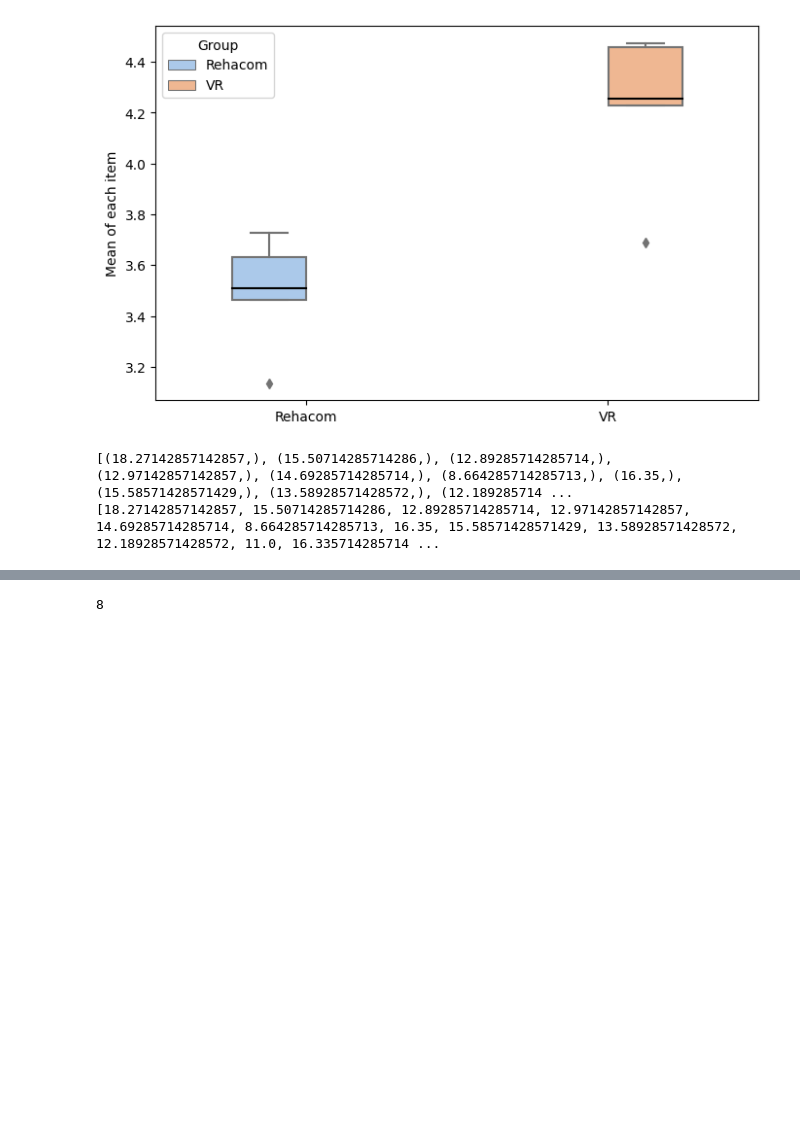
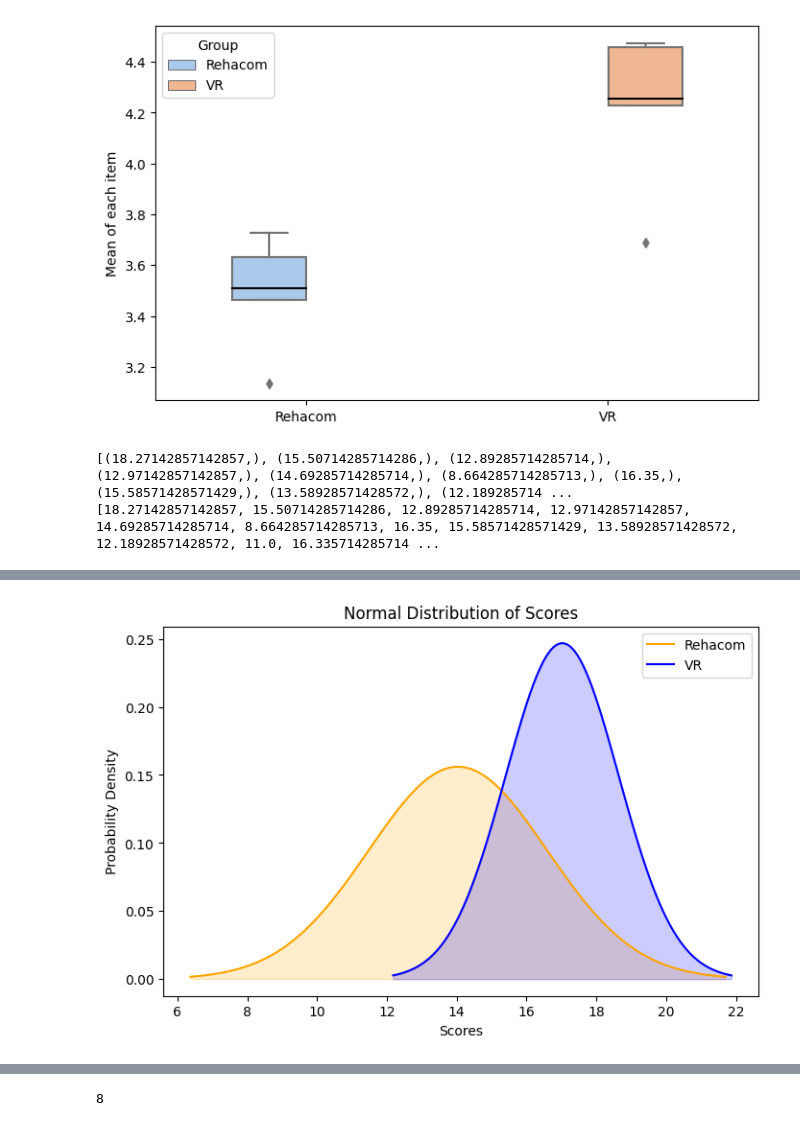
Before and after one commit to Gehad28/questionnaire-website, a Jupyter notebook: analysis 2.ipynb, the cells around one changed output, grey strips where cells are left out. Cells and saved outputs as stored; diff of their text form; code cells hidden in the pictures; blank space fills up the shorter version.

```diff
--- a/analysis 2.ipynb
+++ b/analysis 2.ipynb
@@ -115,0 +152,29 @@ vr_mean
+# %%
+reha_mean, reha_std = np.mean(reha_total), np.std(reha_total)
+vr_mean, vr_std = np.mean(VR_total), np.std(VR_total)
+
+# Generate x values for the bell curve
+x_reha = np.linspace(reha_mean - 3*reha_std, reha_mean + 3*reha_std, 100)
+x_vr = np.linspace(vr_mean - 3*vr_std, vr_mean + 3*vr_std, 100)
+
+# Generate y values for the bell curve
+y_reha = norm.pdf(x_reha, reha_mean, reha_std)
+y_vr = norm.pdf(x_vr, vr_mean, vr_std)
+palette = {
+    'VR PU': 'lightblue',
+    'Rehacom PU': 'peachpuff'
+}
+# Plot
+plt.figure(figsize=(8, 5))
+plt.plot(x_reha, y_reha, label='Rehacom', color='orange')
+plt.plot(x_vr, y_vr, label='VR', color='blue')
+plt.fill_between(x_reha, y_reha, alpha=0.2, color='orange')
+plt.fill_between(x_vr, y_vr, alpha=0.2, color='blue')
+
+plt.xlabel('Scores')
+plt.ylabel('Probability Density')
+plt.title('Normal Distribution of Scores')
+plt.legend()
+plt.show()
+# %% [output]
+[figure, added]
```
Also changed, not shown: parts of 18 cells of this notebook.
